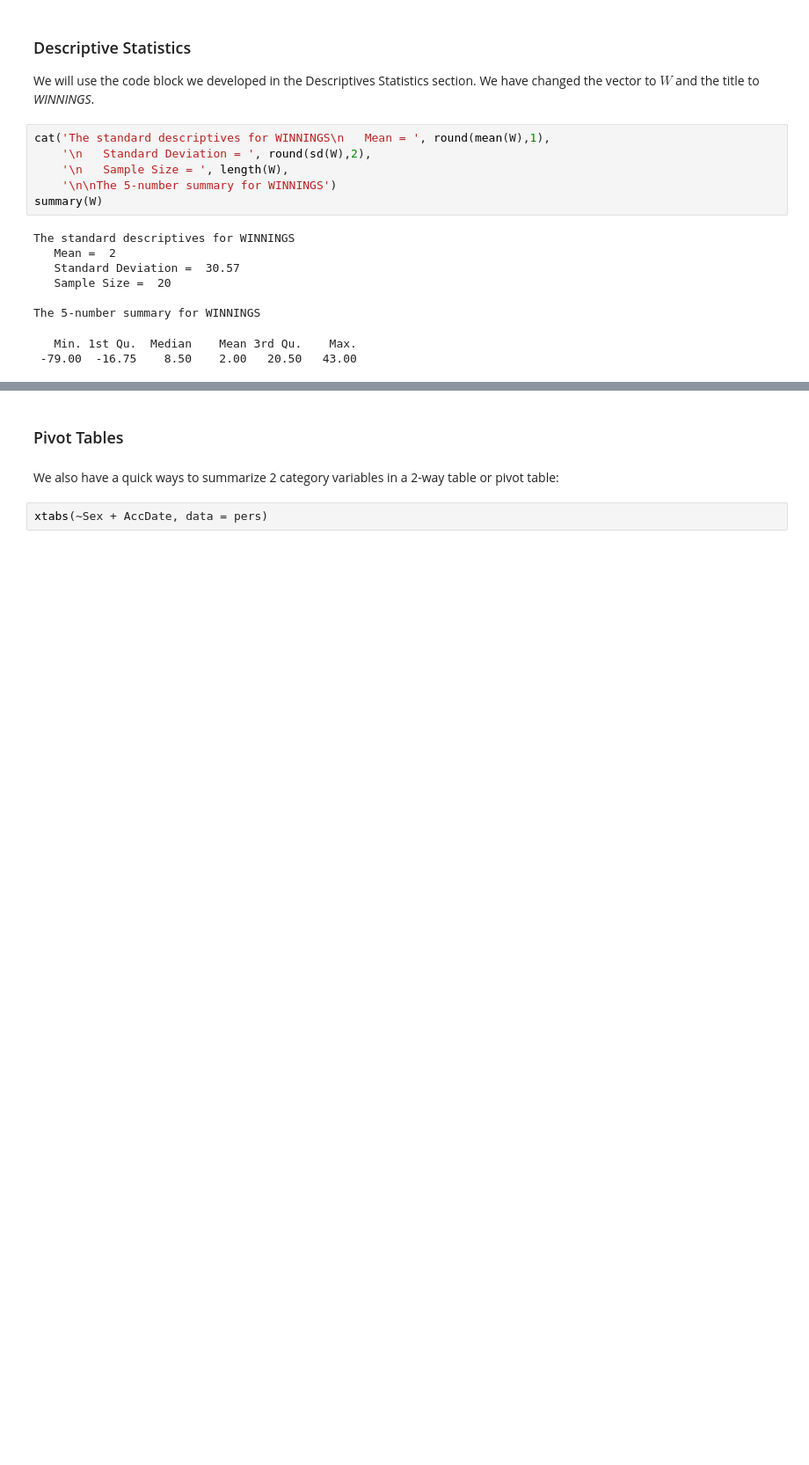
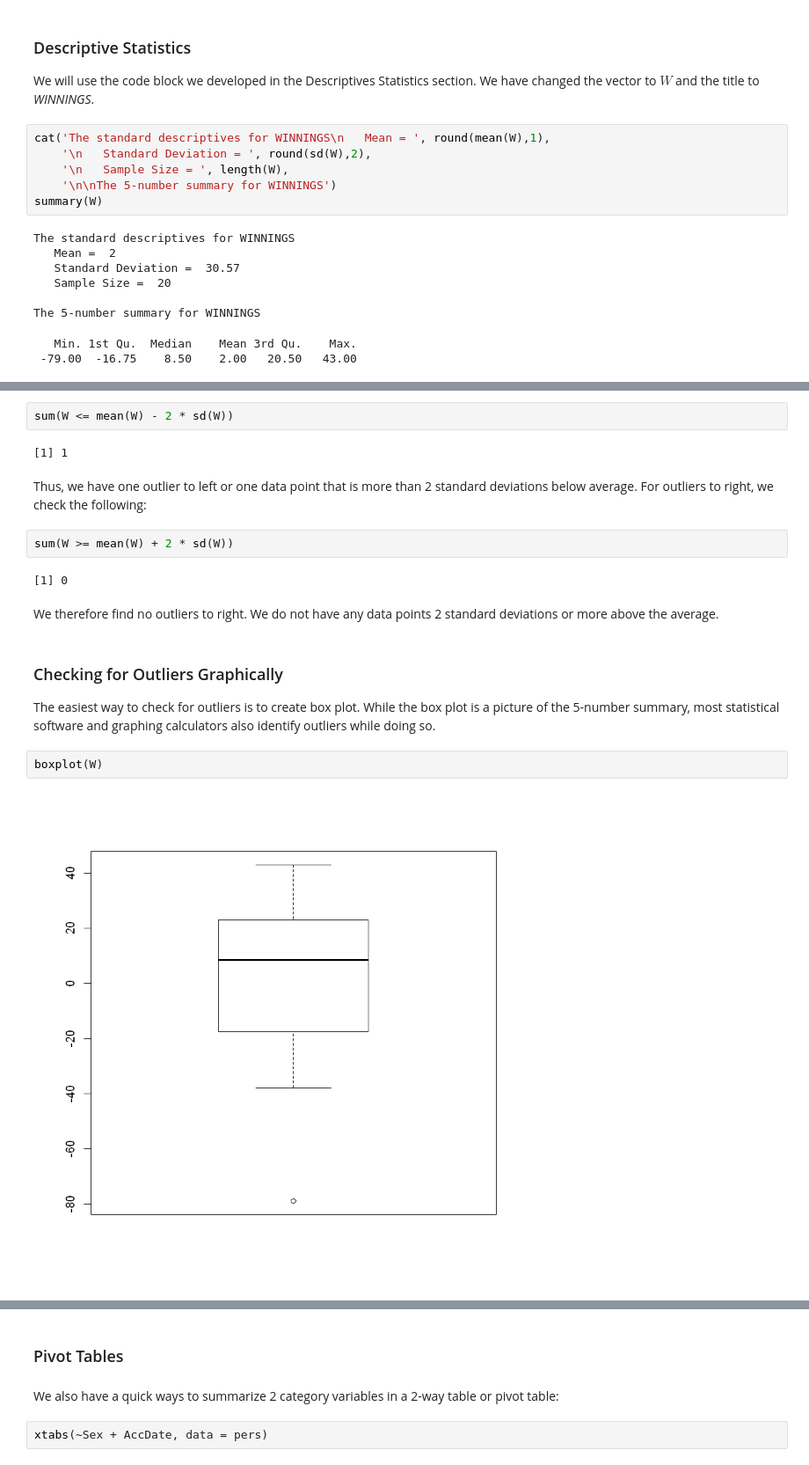
Before and after one commit to StraightDraw/probstat, a Jupyter notebook: S1.ipynb, the cells around one changed output, grey strips where cells are left out. Shown at 88% size. Saved outputs shown, nothing was run; the diff lists cells and outputs as text; blank space fills up the shorter version.

```diff
--- a/S1.ipynb
+++ b/S1.ipynb
@@ -159,0 +143,20 @@ head(new3_p,5)
+# %%
+sum(W <= mean(W) - 2 * sd(W))
+# %% [output]
+[1] 1
+# %% [markdown]
+Thus, we have one outlier to left or one data point that is more than 2 standard deviations below average. For outliers to right, we check the following:
+# %%
+sum(W >= mean(W) + 2 * sd(W))
+# %% [output]
+[1] 0
+# %% [markdown]
+We therefore find no outliers to right. We do not have any data points 2 standard deviations or more above the average.
+# %% [markdown]
+### Checking for Outliers Graphically
+
+The easiest way to check for outliers is to create box plot. While the box plot is a picture of the 5-number summary, most statistical software and graphing calculators also identify outliers while doing so.
+# %%
+boxplot(W)
+# %% [output]
+[figure, added]
```
Also changed, not shown: parts of 27 cells of this notebook, 18 other files.
